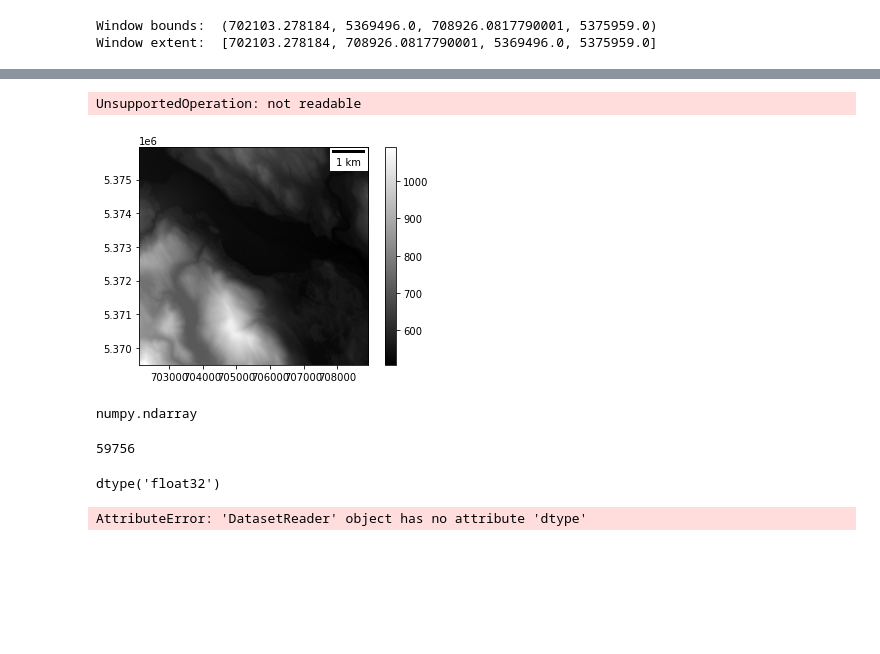
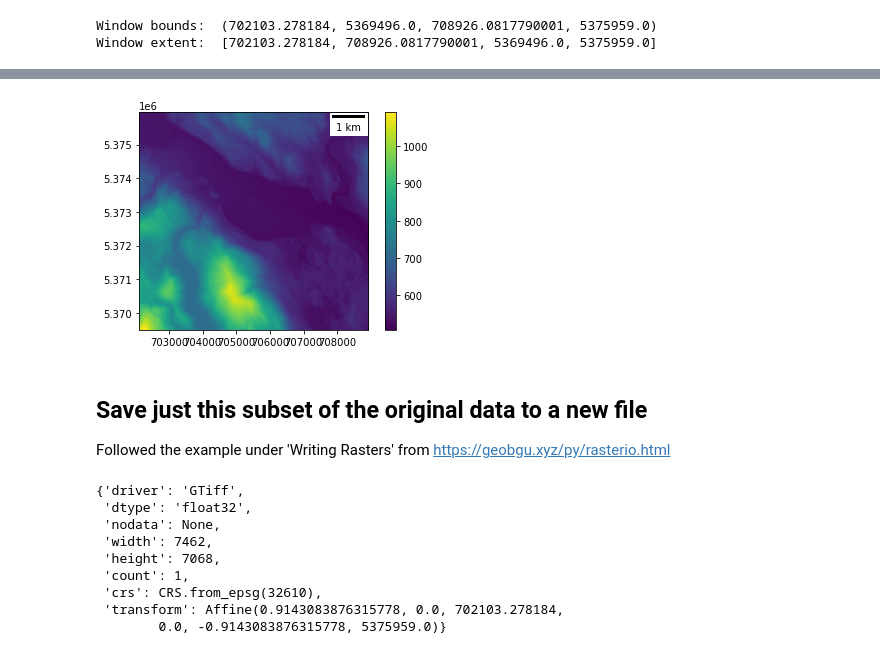
Before and after one commit to bessoh2/icesat2_sr, a Jupyter notebook: notebooks/Subset_pointcloud.ipynb, the cells around one changed output, grey strips where cells are left out. Cells and saved outputs as stored; diff of their text form; code cells hidden in the pictures; blank space fills up the shorter version.

Commit message:
Subset the 1m raster and output the clipped csv

```diff
--- a/notebooks/Subset_pointcloud.ipynb
+++ b/notebooks/Subset_pointcloud.ipynb
@@ -117,4 +124,4 @@ snowoff_subset.plot()
 dnr_fn = '../../datasetsA/methow_basin_2018/dtm/raw/methow_basin_2018_dtm_combined_32610_1m.tif'
 dnr_fn_10m = '../../datasetsA/methow_basin_2018/dtm/raw/methow_basin_2018_dtm_combined_32610_10m.tif'
 # %%
-src = rio.open(dnr_fn_10m)
+first = rio.open(dnr_fn)
@@ -145,7 +162,7 @@ ax.scatter(top[0], top[1], c = 'k')
 # %%
 #Define window bounds
-window = rasterio.windows.from_bounds(left, bottom, right, top, transform = src_proj.transform)
-window_bounds = rasterio.windows.bounds(window, transform = src_proj.transform)
+window = rasterio.windows.from_bounds(left, bottom, right, top, transform = first.transform)
+window_bounds = rasterio.windows.bounds(window, transform = first.transform)
 print("Window bounds: ", window_bounds)
 #Define window extent
 window_extent = [window_bounds[0], window_bounds[2], window_bounds[1], window_bounds[3]]
@@ -156,37 +185,27 @@ Window extent:  [702103.278184, 708926.0817790001, 5369496.0, 5375959.0]
+# %%
+with rio.open(dnr_fn) as src:
+    subset = src.read(1, window=window, masked=True)
+# %%
+f,ax = plt.subplots()
+plt.imshow(subset, extent=window_extent)
+plt.colorbar()
+ax.add_artist(ScaleBar(1));
+# %% [output]
+[figure, added]
+# %% [markdown]
+## Save just this subset of the original data to a new file
+Followed the example under 'Writing Rasters' from https://geobgu.xyz/py/rasterio.html
 # %%
-with rio.open('../../datasetsA/methow_basin_2018/dtm/raw/methow_basin_2018_dtm_combined_32610_1m.tif',
+with rio.open('../../datasetsA/methow_basin_2018/dtm/raw/methow_basin_2018_dtm_subset_32610_1m.tif',
             'w',
              driver='GTiff',
-             height = src.height,
-             width = src.width,
+             width = subset.shape[1],
+             height = subset.shape[0],
              count = 1,
-             dtype = a.dtype,
-             crs = src.crs,
-             transform = src.transform) as src:
-    a = src.read(1, window=window) # , masked = True
-    a.write(1)
+             dtype = subset.dtype,
+             crs = first.crs,
+             transform = rasterio.windows.transform(window,first.transform)) as src:      #rasterio.windows.transform(window,
+    #a = src.read(1, window=window) # , masked = True
+    src.write(subset, 1)
+
+src.close()
-# %% [output]
-UnsupportedOperation: not readable
-# %%
-f,ax = plt.subplots()
-plt.imshow(a, cmap='gray', extent=window_extent)
-plt.colorbar()
-ax.add_artist(ScaleBar(1));
-# %% [output]
-[figure, removed]
-# %%
-type(a)
-# %% [output]
-numpy.ndarray
-# %%
-src.width
-# %% [output]
-59756
-# %%
-a.dtype
-# %% [output]
-dtype('float32')
-# %%
-src.dtype()
-# %% [output]
-AttributeError: 'DatasetReader' object has no attribute 'dtype'
@@ -192,0 +214,12 @@ AttributeError: 'DatasetReader' object has no attribute 'dtype'
+# %%
+new_dataset.meta
+# %% [output]
+{'driver': 'GTiff',
+ 'dtype': 'float32',
+ 'nodata': None,
+ 'width': 7462,
+ 'height': 7068,
+ 'count': 1,
+ 'crs': CRS.from_epsg(32610),
+ 'transform': Affine(0.9143083876315778, 0.0, 702103.278184,
+        0.0, -0.9143083876315778, 5375959.0)}
```
Also changed, not shown: parts of 13 cells of this notebook, 2 other files.
